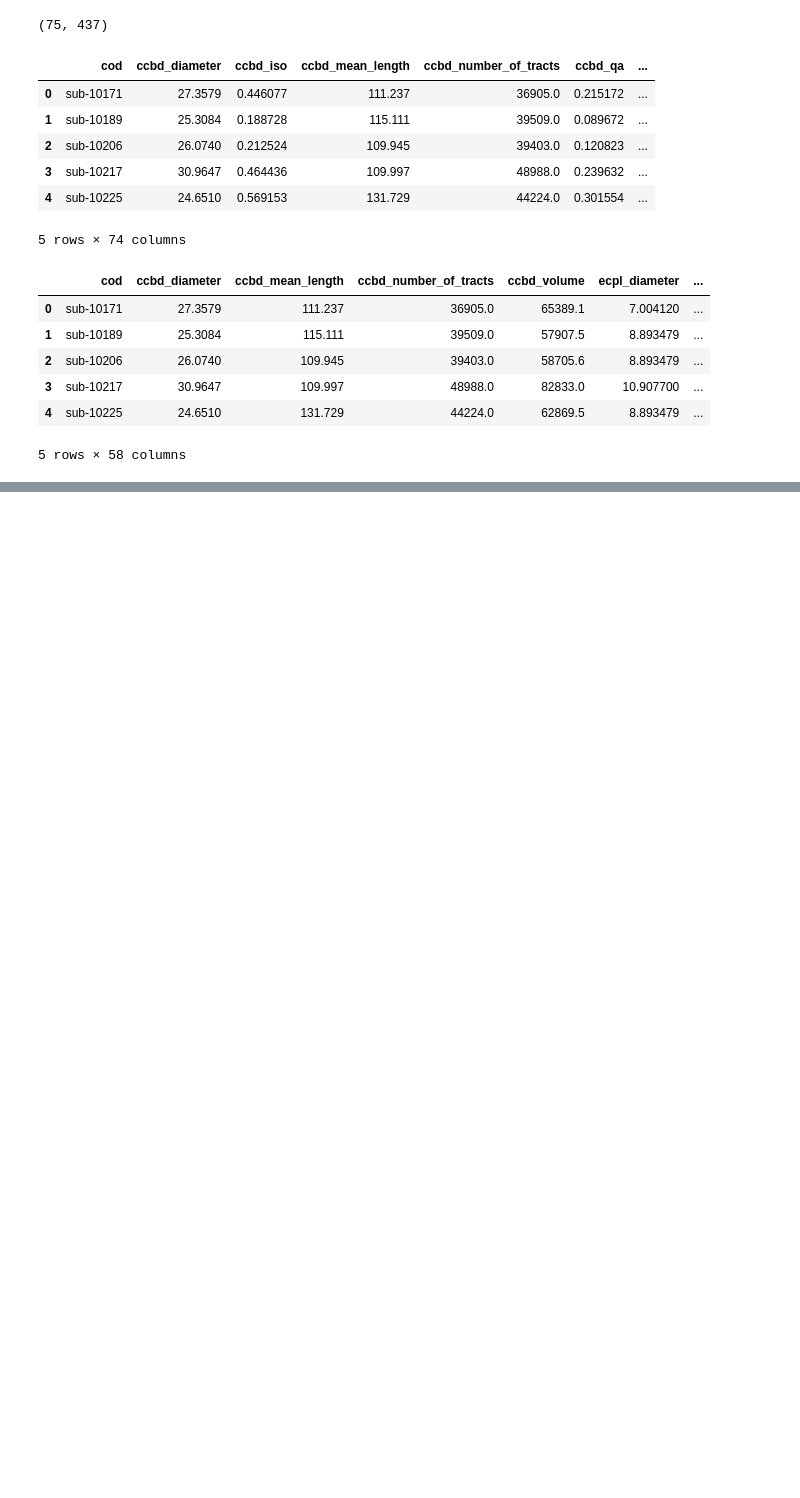
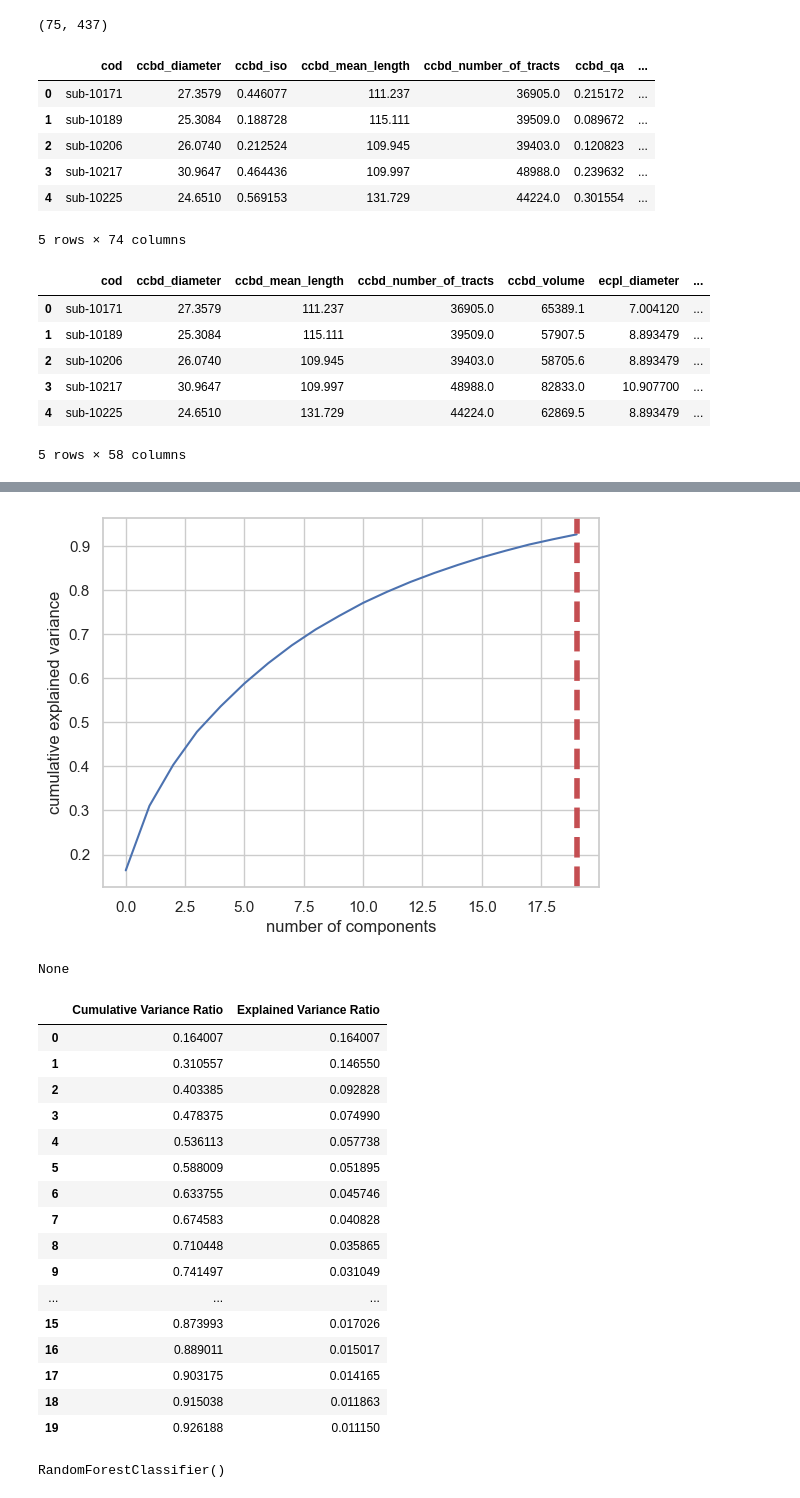
Before and after one commit to brainhack-school2023/galvan_project, a Jupyter notebook: src/EDA.ipynb, the cells around one changed output, grey strips where cells are left out. Cells and saved outputs as stored; diff of their text form; code cells hidden in the pictures; blank space fills up the shorter version.

```diff
--- a/src/EDA.ipynb
+++ b/src/EDA.ipynb
@@ -143,0 +295,36 @@ ValueError: The truth value of a Series is ambiguous. Use a.empty, a.bool(), a.i
+# %%
+pca_test = PCA(n_components=componentes, svd_solver='full')
+pca_test.fit(X_scaled)
+X_train_scaled_pca = pca.transform(X_scaled)
+sns.set(style='whitegrid')
+plt.plot(np.cumsum(pca_test.explained_variance_ratio_))
+plt.xlabel('number of components')
+plt.ylabel('cumulative explained variance')
+plt.axvline(linewidth=4, color='r', linestyle = '--', x=19, ymin=0, ymax=1)
+display(plt.show())
+evr = pca_test.explained_variance_ratio_
+cvr = np.cumsum(pca_test.explained_variance_ratio_)
+pca_df = pd.DataFrame()
+pca_df['Cumulative Variance Ratio'] = cvr
+pca_df['Explained Variance Ratio'] = evr
+display(pca_df.head(20))
+# %% [output]
+[figure, added]
+None
+|  | Cumulative Variance Ratio | Explained Variance Ratio |
+| 0 | 0.164007 | 0.164007 |
+| 1 | 0.310557 | 0.146550 |
+| 2 | 0.403385 | 0.092828 |
+| 3 | 0.478375 | 0.074990 |
+| 4 | 0.536113 | 0.057738 |
+| 5 | 0.588009 | 0.051895 |
+| 6 | 0.633755 | 0.045746 |
+| 7 | 0.674583 | 0.040828 |
+| 8 | 0.710448 | 0.035865 |
+| 9 | 0.741497 | 0.031049 |
+| ... | ... | ... |
+| 15 | 0.873993 | 0.017026 |
+| 16 | 0.889011 | 0.015017 |
+| 17 | 0.903175 | 0.014165 |
+| 18 | 0.915038 | 0.011863 |
+| 19 | 0.926188 | 0.011150 |
@@ -143,0 +336,5 @@ ValueError: The truth value of a Series is ambiguous. Use a.empty, a.bool(), a.i
+# %%
+rfc = RandomForestClassifier()
+rfc.fit(X_train_scaled_pca, y_train)
+# %% [output]
+RandomForestClassifier()
```
Also changed, not shown: parts of 32 cells of this notebook.
